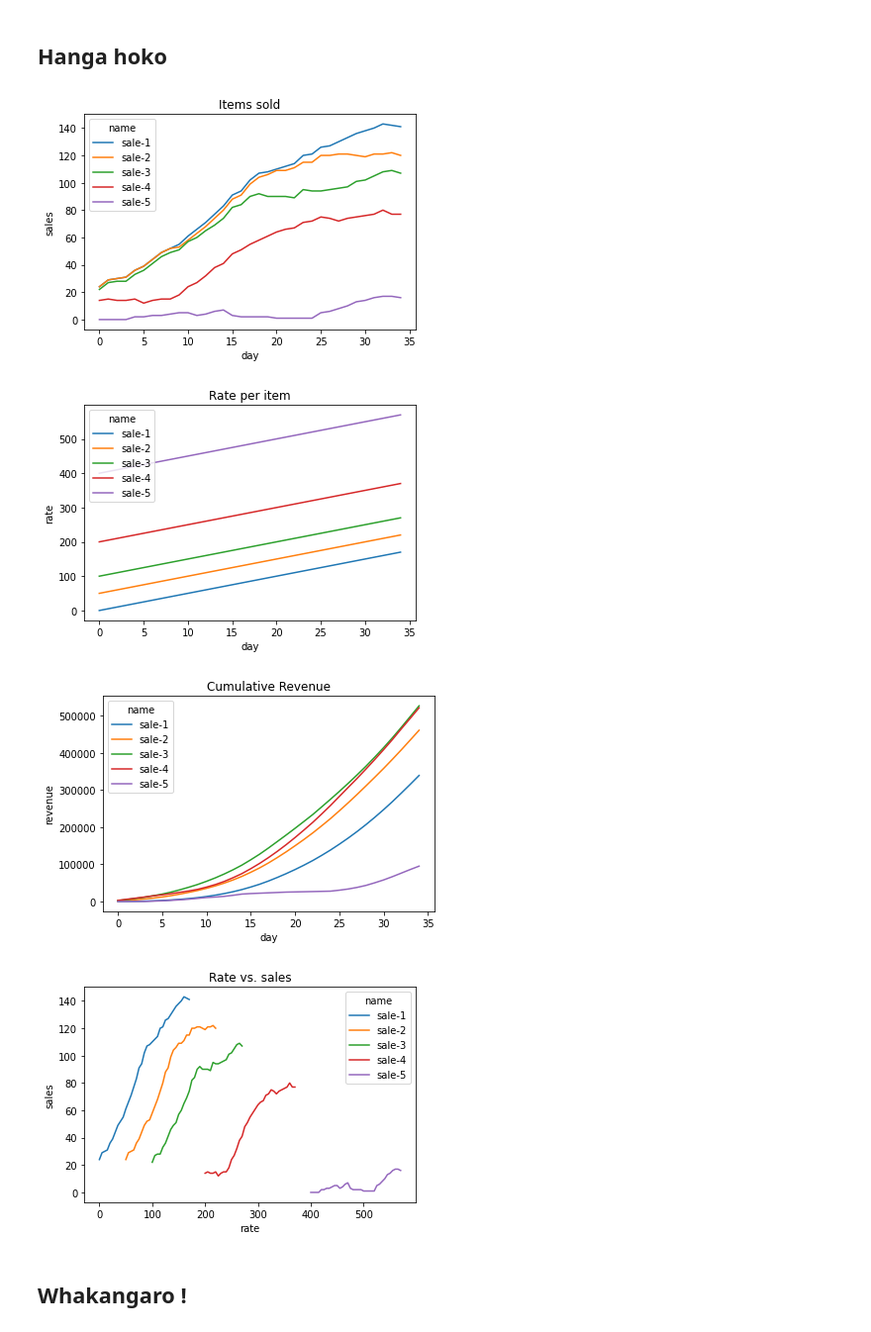
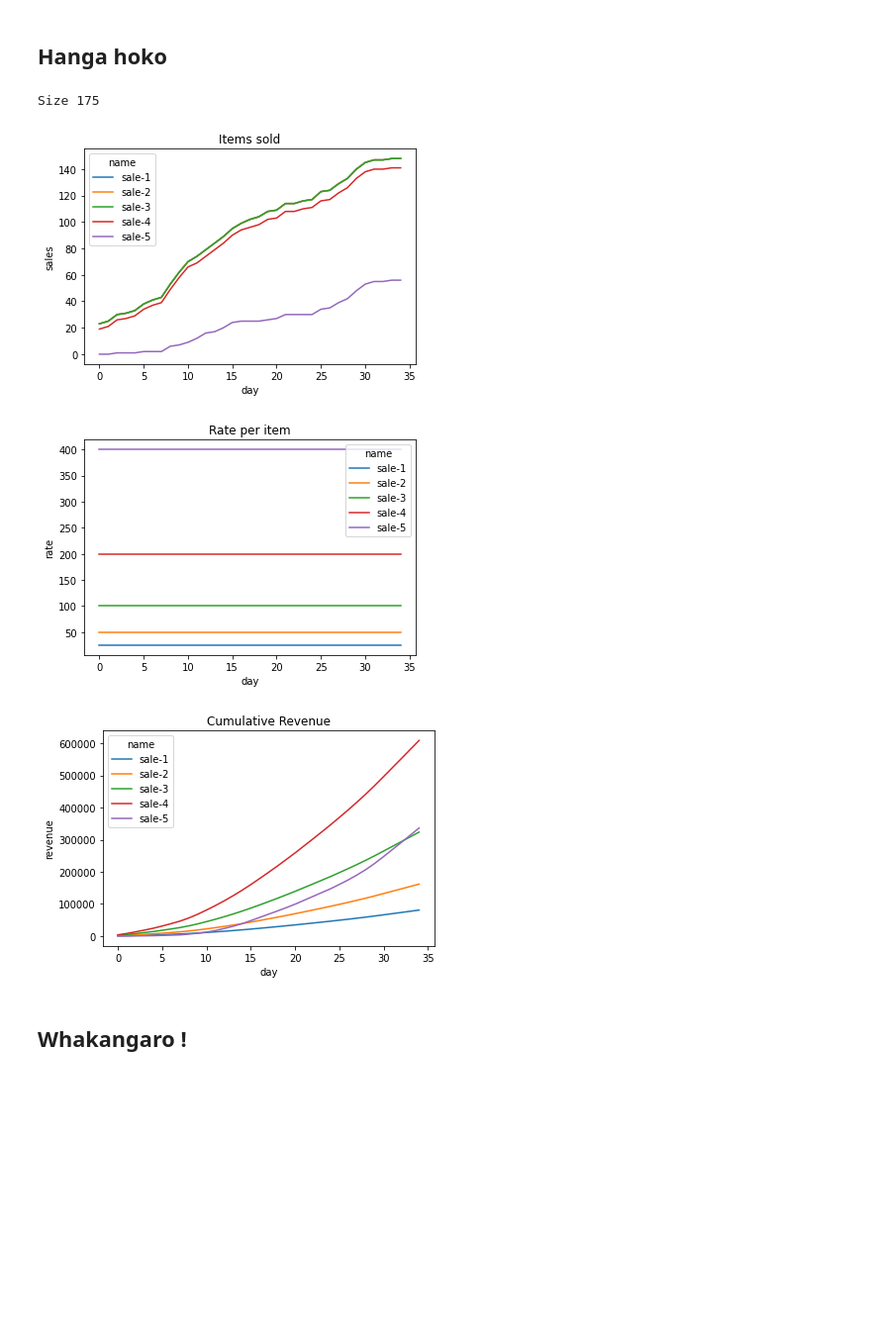
Before and after one commit to skipperkongen/das-market, a Jupyter notebook: hanga_taupori.ipynb, the cells around one changed output. Shown at 99% size. Cells and saved outputs as stored; diff of their text form; code cells hidden in the pictures; blank space fills up the shorter version.

```diff
--- a/hanga_taupori.ipynb
+++ b/hanga_taupori.ipynb
@@ -25,10 +25,11 @@ interactive(hanga_taupori)
 # %% [output]
 interactive(children=(IntSlider(value=100, description='size', max=300, min=-100), IntSlider(value=1000, descr…
 # %%
-pop1 = hanga_taupori(size=50, wip_mean = 200, wip_std=50, lead_mean=35, lead_std=7, prop=0.1, name='Whakamua', plot=False)
-pop2 = hanga_taupori(size=75, wip_mean = 400, wip_std=50, lead_mean=21, lead_std=5, prop=0.05, name='Rangatira', plot=False)
-pop3 = hanga_taupori(size=25, wip_mean = 600, wip_std=50, lead_mean=7, lead_std=3, prop=0.05, name='Mutunga', plot=False)
+pop1 = hanga_taupori(size=50, wip_mean = 250, wip_std=50, lead_mean=35, lead_std=10, prop=0.1, name='Whakamua', plot=False)
+pop2 = hanga_taupori(size=75, wip_mean = 400, wip_std=50, lead_mean=21, lead_std=7, prop=0.05, name='Rangatira', plot=False)
+pop3 = hanga_taupori(size=25, wip_mean = 550, wip_std=50, lead_mean=7, lead_std=3, prop=0.05, name='Mutunga', plot=False)
 pop = pd.concat([pop1, pop2, pop3])
 sns.scatterplot(data=pop, x='lead', y='wip', hue='name')
+print('Size', len(pop))
 plt.show()
 # %% [output]
@@ -36,7 +38,7 @@ plt.show()
 # %% [markdown]
 ## Hanga hoko
 # %%
-def hanga_hoko(pop, days=5*7, rate=50.0, delta=5.0, plot=True, name='anon'):
+def hanga_hoko(pop, days=5*7, rate=50.0, delta=0.0, plot=True, name='anon'):
     hist = []
     revenue = 0
     for day in range(days):
@@ -51,32 +53,30 @@ def hanga_hoko(pop, days=5*7, rate=50.0, delta=5.0, plot=True, name='anon'):
     df['name'] = name
     return df
 # %%
-sale1 = hanga_hoko(pop, rate=0, name='sale-1')
+sale1 = hanga_hoko(pop, rate=25, name='sale-1')
 sale2 = hanga_hoko(pop, rate=50, name='sale-2')
 sale3 = hanga_hoko(pop, rate=100, name='sale-3')
 sale4 = hanga_hoko(pop, rate=200, name='sale-4')
 sale5 = hanga_hoko(pop, rate=400, name='sale-5')
 sales = pd.concat([sale1, sale2, sale3, sale4, sale5])
+
+print('Size', len(sales))
 
 sns.lineplot(data=sales, x='day', y='sales', hue='name')
 plt.title('Items sold')
 plt.show()
 
 sns.lineplot(data=sales, x='day', y='rate', hue='name')
 plt.title('Rate per item')
 plt.show()
 
 sns.lineplot(data=sales, x='day', y='revenue', hue='name')
 plt.title('Cumulative Revenue')
 plt.show()
-
-sns.lineplot(data=sales, x='rate', y='sales', hue='name')
-plt.title('Rate vs. sales')
-plt.show()
 # %% [output]
+Size 175
-[figure, old version]
+[figure, new version]
-[figure, old version]
+[figure, new version]
-[figure, old version]
+[figure, new version]
-[figure, removed]
 # %% [markdown]
 ## Whakangaro !
```
Also changed, not shown: parts of 8 cells of this notebook, 2 other files.
